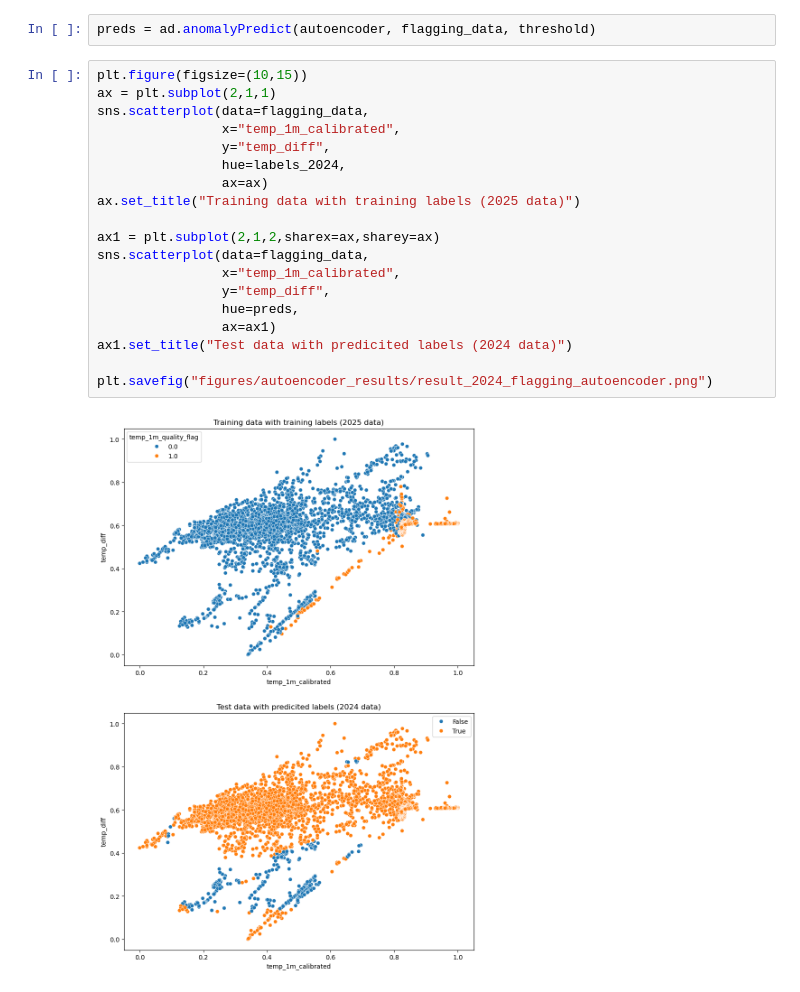
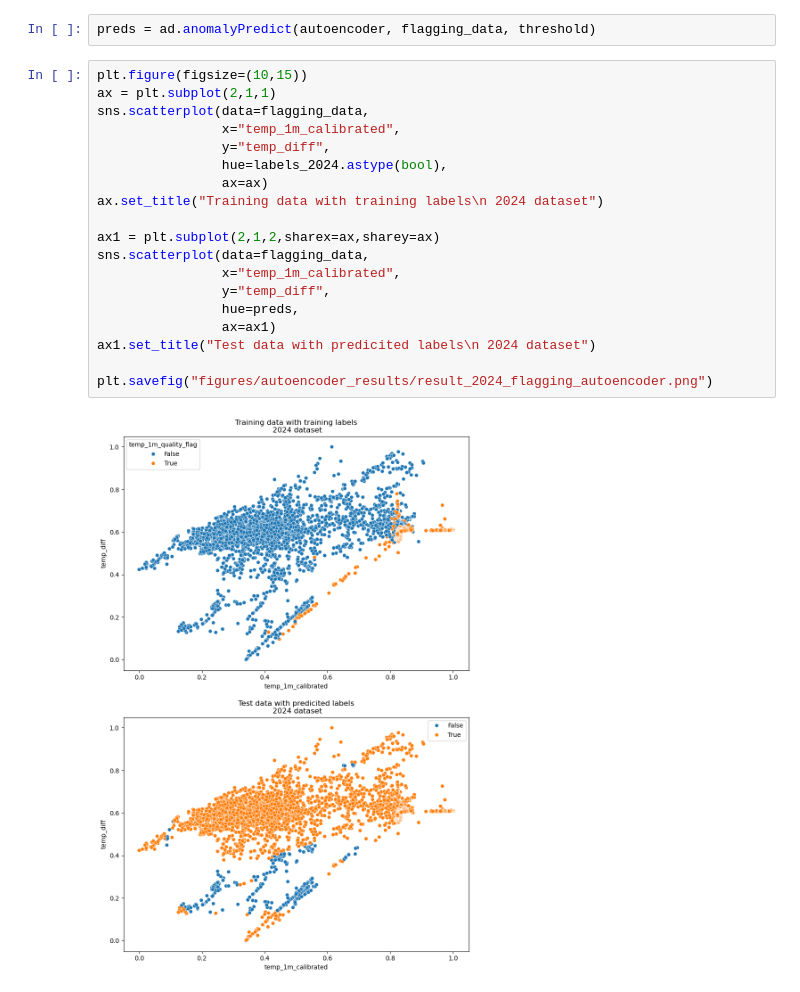
Before and after one commit to johtj/data_analysis_ml_project3, a Jupyter notebook: autoencoder.ipynb, the cells around one changed output. Saved outputs shown, nothing was run; the diff lists cells and outputs as text.

```diff
--- a/autoencoder.ipynb
+++ b/autoencoder.ipynb
@@ -332,21 +339,21 @@ preds = ad.anomalyPredict(autoencoder, flagging_data, threshold)
 # %%
 plt.figure(figsize=(10,15))
 ax = plt.subplot(2,1,1)
 sns.scatterplot(data=flagging_data,
                 x="temp_1m_calibrated",
                 y="temp_diff",
-                hue=labels_2024,
+                hue=labels_2024.astype(bool),
                 ax=ax)
-ax.set_title("Training data with training labels (2025 data)")
+ax.set_title("Training data with training labels\n 2024 dataset")
 
 ax1 = plt.subplot(2,1,2,sharex=ax,sharey=ax)
 sns.scatterplot(data=flagging_data,
                 x="temp_1m_calibrated",
                 y="temp_diff",
                 hue=preds,
                 ax=ax1)
-ax1.set_title("Test data with predicited labels (2024 data)")
+ax1.set_title("Test data with predicited labels\n 2024 dataset")
 
 plt.savefig("figures/autoencoder_results/result_2024_flagging_autoencoder.png")
 # %% [output]
-[figure, old version]
+[figure, new version]
```
Also changed, not shown: parts of 6 cells of this notebook, 16 other files.
